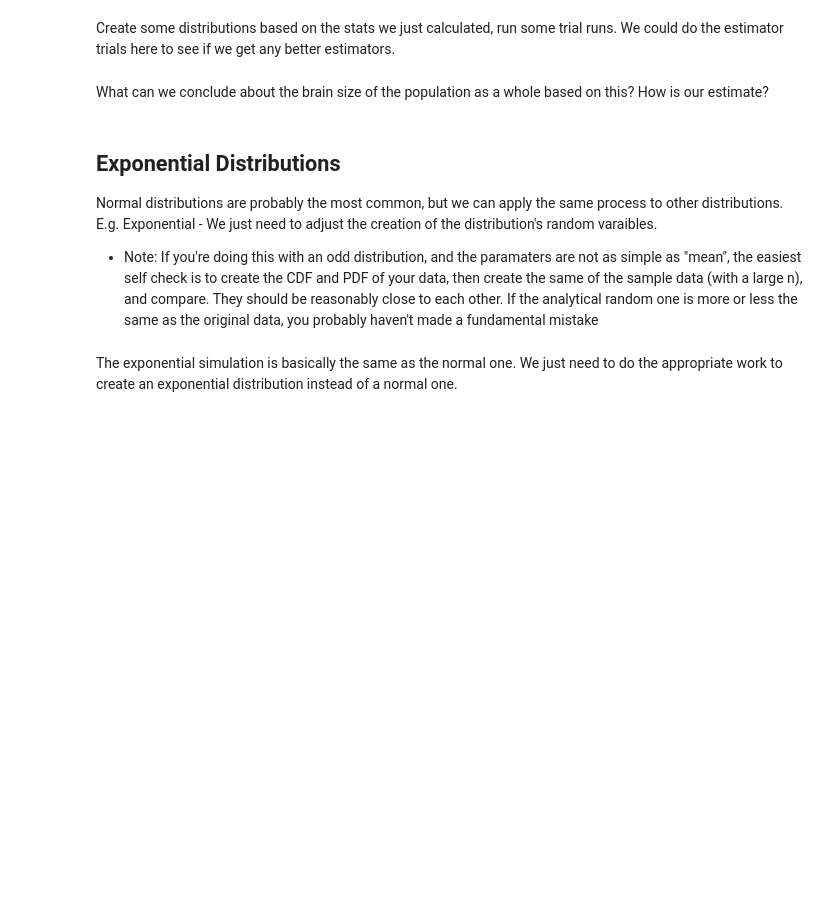
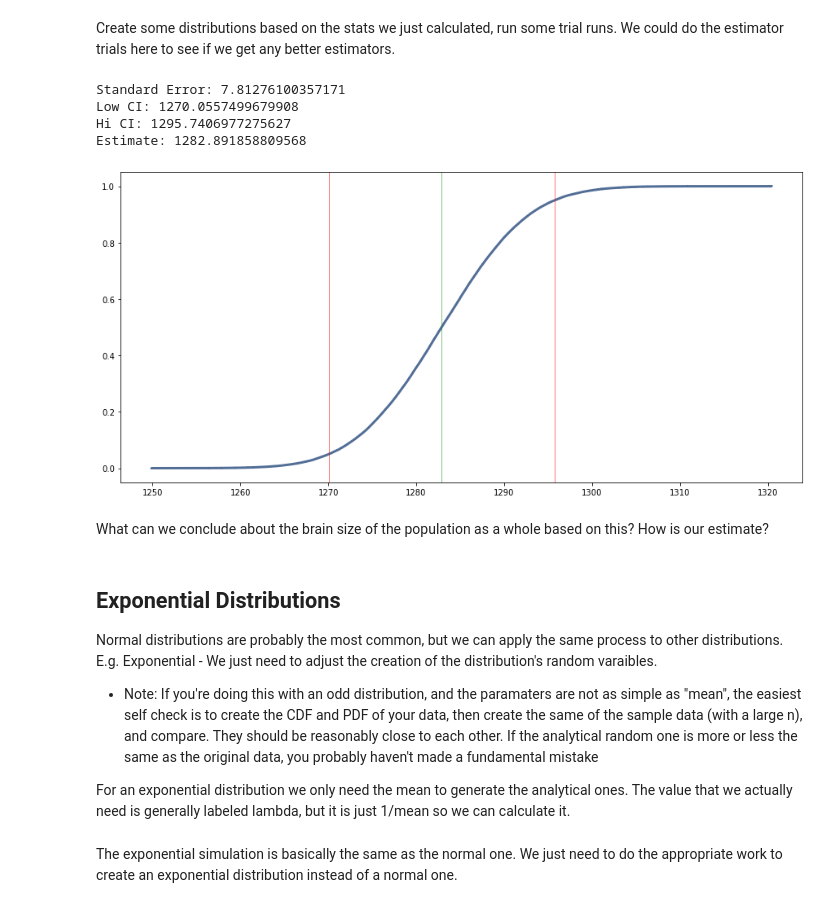
Before and after one commit to zareeiant/Basic_Stats_in_Python_Student_Workbooks, a Jupyter notebook: 016_Samples_and_Randomness_sol.ipynb, the cells around one changed output. Drawn from its saved outputs; the diff is of its cells as text; code cells hidden in the pictures; blank space fills up the shorter version.

```diff
--- a/016_Samples_and_Randomness_sol.ipynb
+++ b/016_Samples_and_Randomness_sol.ipynb
@@ -244,13 +355,21 @@ Create some distributions based on the stats we just calculated, run some trial
 # %%
 #Generate some trials using the normal simulator like last time.
 #Print the error, confidence intervals, and graph.
 cdf2, ci2, stderr2 = simulateNormal(mu=mu2, sigma=sigma2, n=n2, m=100000, ciLow=5, ciHi=95)
 print("Standard Error:", stderr2)
 print("Low CI:", ci2[0])
 print("Hi CI:", ci2[1])
+print("Estimate:", cdf2.Mean())
 thinkplot.Cdf(cdf2)
+thinkplot.axvline(cdf2.Mean(), color="green")
 thinkplot.axvline(ci2[0], color="red")
 thinkplot.axvline(ci2[1], color="red")
+# %% [output]
+Standard Error: 7.81276100357171
+Low CI: 1270.0557499679908
+Hi CI: 1295.7406977275627
+Estimate: 1282.891858809568
+[figure, added]
 # %% [markdown]
 What can we conclude about the brain size of the population as a whole based on this? How is our estimate?
 # %% [markdown]
@@ -261,6 +380,8 @@ E.g. Exponential - We just need to adjust the creation of the distribution's ran
 <ul>
 <li>Note: If you're doing this with an odd distribution, and the paramaters are not as simple as "mean", the easiest self check is to create the CDF and PDF of your data, then create the same of the sample data (with a large n), and compare. They should be reasonably close to each other. If the analytical random one is more or less the same as the original data, you probably haven't made a fundamental mistake
 </ul>
+
+For an exponential distribution we only need the mean to generate the analytical ones. The value that we actually need is generally labeled lambda, but it is just 1/mean so we can calculate it.
 # %%
 #Exponential simulator
 def simulateExp(mean=1, n=100, m=10000, ciLow=5, ciHi=95):
```
Also changed, not shown: parts of 29 cells of this notebook, 1 other file.
